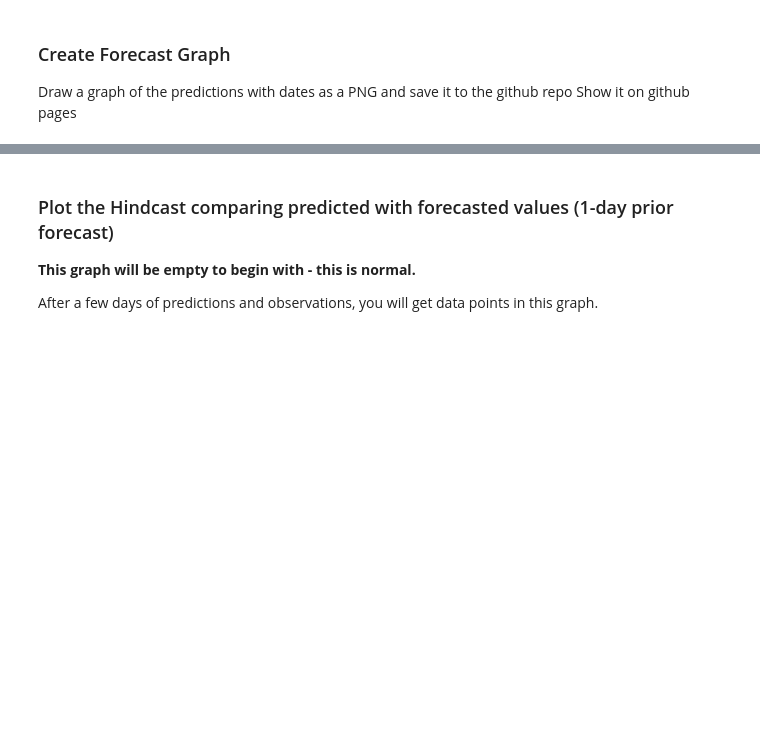
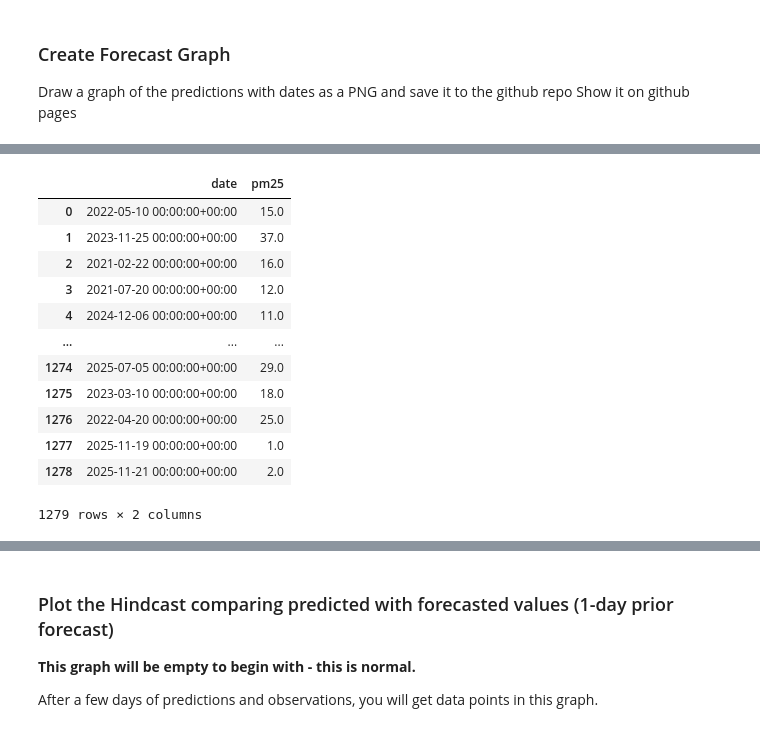
Before and after one commit to robertbroman/mlfs-book, a Jupyter notebook: notebooks/airquality/4_air_quality_batch_inference.ipynb, the cells around one changed output, grey strips where cells are left out. Cells and saved outputs as stored; diff of their text form; code cells hidden in the pictures; blank space fills up the shorter version.

```diff
--- a/notebooks/airquality/4_air_quality_batch_inference.ipynb
+++ b/notebooks/airquality/4_air_quality_batch_inference.ipynb
@@ -366,3 +379,25 @@ def backfill_predictions_for_monitoring_w_lag(weather_fg, air_quality_df, monito
     df = df.drop('pm25', axis=1)
     monitor_fg.insert(df, write_options={"wait_for_job": True})
     return hindcast_df
+# %%
+outcome_df = air_quality_df[['date', 'pm25']]
+preds_df =  monitoring_df[['date', 'predicted_pm25']]
+
+hindcast_df = pd.merge(preds_df, outcome_df, on="date")
+hindcast_df = hindcast_df.sort_values(by=['date'])
+# %%
+outcome_df
+# %% [output]
+|  | date | pm25 |
+| 0 | 2022-05-10 00:00:00+00:00 | 15.0 |
+| 1 | 2023-11-25 00:00:00+00:00 | 37.0 |
+| 2 | 2021-02-22 00:00:00+00:00 | 16.0 |
+| 3 | 2021-07-20 00:00:00+00:00 | 12.0 |
+| 4 | 2024-12-06 00:00:00+00:00 | 11.0 |
+| ... | ... | ... |
+| 1274 | 2025-07-05 00:00:00+00:00 | 29.0 |
+| 1275 | 2023-03-10 00:00:00+00:00 | 18.0 |
+| 1276 | 2022-04-20 00:00:00+00:00 | 25.0 |
+| 1277 | 2025-11-19 00:00:00+00:00 | 1.0 |
+| 1278 | 2025-11-21 00:00:00+00:00 | 2.0 |
+1279 rows × 2 columns
```
Also changed, not shown: parts of 17 cells of this notebook.
